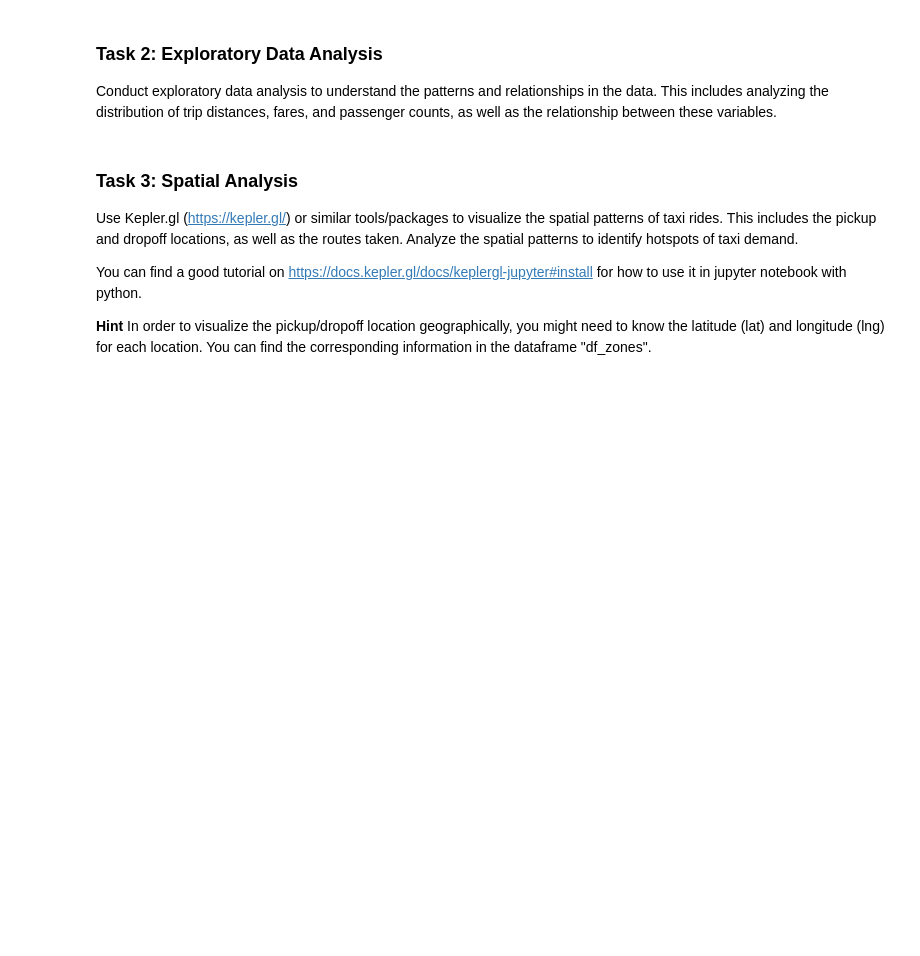
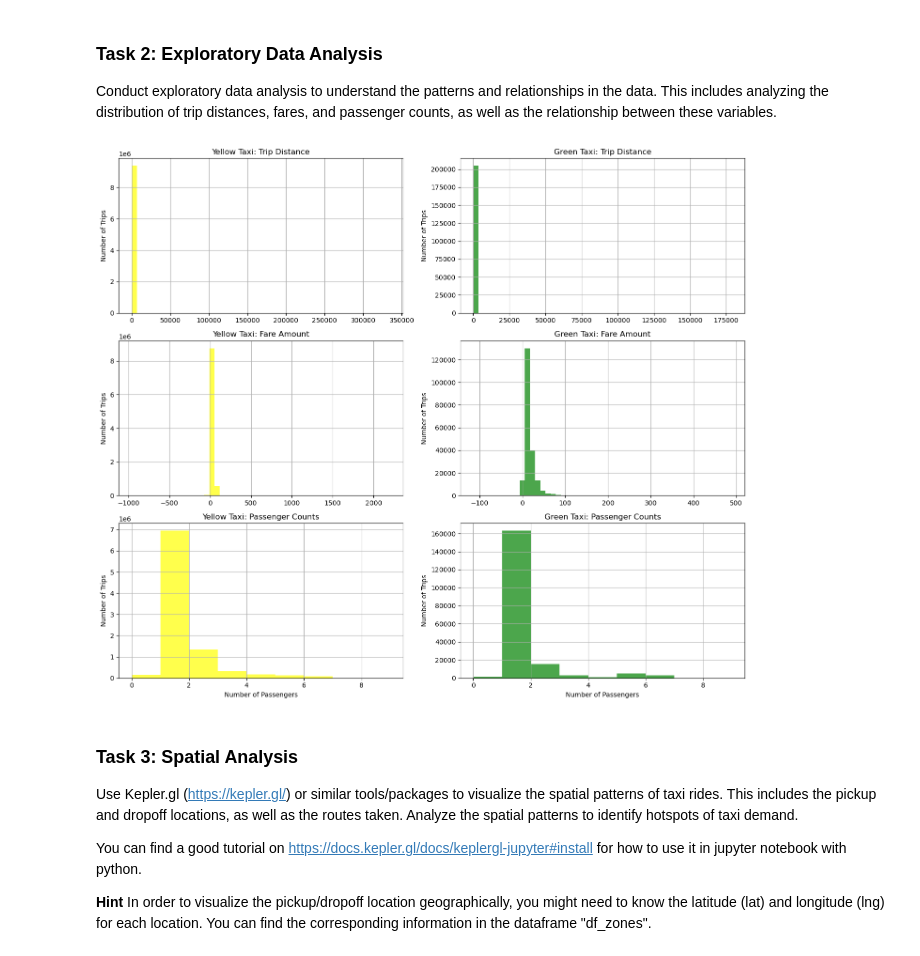
Before and after one commit to DenizIsikli/62444-DataVisualization-Analysis, a Jupyter notebook: 4_temporal_spatial_data_analysis.ipynb, the cells around one changed output. Saved outputs shown, nothing was run; the diff lists cells and outputs as text; code cells hidden in the pictures; blank space fills up the shorter version.

Commit message:
made some simple diagrams for yellow and green taxi needs to be adjusted

```diff
--- a/4_temporal_spatial_data_analysis.ipynb
+++ b/4_temporal_spatial_data_analysis.ipynb
@@ -92,3 +90,46 @@ Conduct exploratory data analysis to understand the patterns and relationships i
+# %%
+# Write your code
+import pandas as pd
+import matplotlib.pyplot as plt
+
+# Assuming df_yellow_list and df_green_list are lists of DataFrames
+df_yellow = pd.concat(df_yellow_list)
+df_green = pd.concat(df_green_list)
+
+# Set up the matplotlib figure
+fig, axes = plt.subplots(nrows=3, ncols=2, figsize=(14, 12))
+
+# Plot histogram of trip distances
+df_yellow['trip_distance'].hist(bins=50, ax=axes[0, 0], color='yellow', alpha=0.7)
+df_green['trip_distance'].hist(bins=50, ax=axes[0, 1], color='green', alpha=0.7)
+axes[0, 0].set_title('Yellow Taxi: Trip Distance')
+axes[0, 1].set_title('Green Taxi: Trip Distance')
+
+# Plot histogram of fare amounts
+df_yellow['fare_amount'].hist(bins=50, ax=axes[1, 0], color='yellow', alpha=0.7)
+df_green['fare_amount'].hist(bins=50, ax=axes[1, 1], color='green', alpha=0.7)
+axes[1, 0].set_title('Yellow Taxi: Fare Amount')
+axes[1, 1].set_title('Green Taxi: Fare Amount')
+
+# Plot histogram of passenger counts
+df_yellow['passenger_count'].hist(bins=range(int(df_yellow['passenger_count'].max()) + 1), ax=axes[2, 0], color='yellow', alpha=0.7)
+df_green['passenger_count'].hist(bins=range(int(df_green['passenger_count'].max()) + 1), ax=axes[2, 1], color='green', alpha=0.7)
+axes[2, 0].set_title('Yellow Taxi: Passenger Counts')
+axes[2, 1].set_title('Green Taxi: Passenger Counts')
+
+# Set labels
+for i in range(3):
+    axes[i, 0].set_ylabel('Number of Trips')
+    axes[i, 1].set_ylabel('Number of Trips')
+
+axes[2, 0].set_xlabel('Number of Passengers')
+axes[2, 1].set_xlabel('Number of Passengers')
+
+# Adjust layout
+plt.tight_layout()
+plt.show()
+# %% [output]
+[figure, added]
 # %% [markdown]
 ### Task 3: Spatial Analysis
 Use Kepler.gl (https://kepler.gl/) or similar tools/packages to visualize the spatial patterns of taxi rides. This includes the pickup and dropoff locations, as well as the routes taken. Analyze the spatial patterns to identify hotspots of taxi demand.
```
Also changed, not shown: parts of 1 cell of this notebook.
